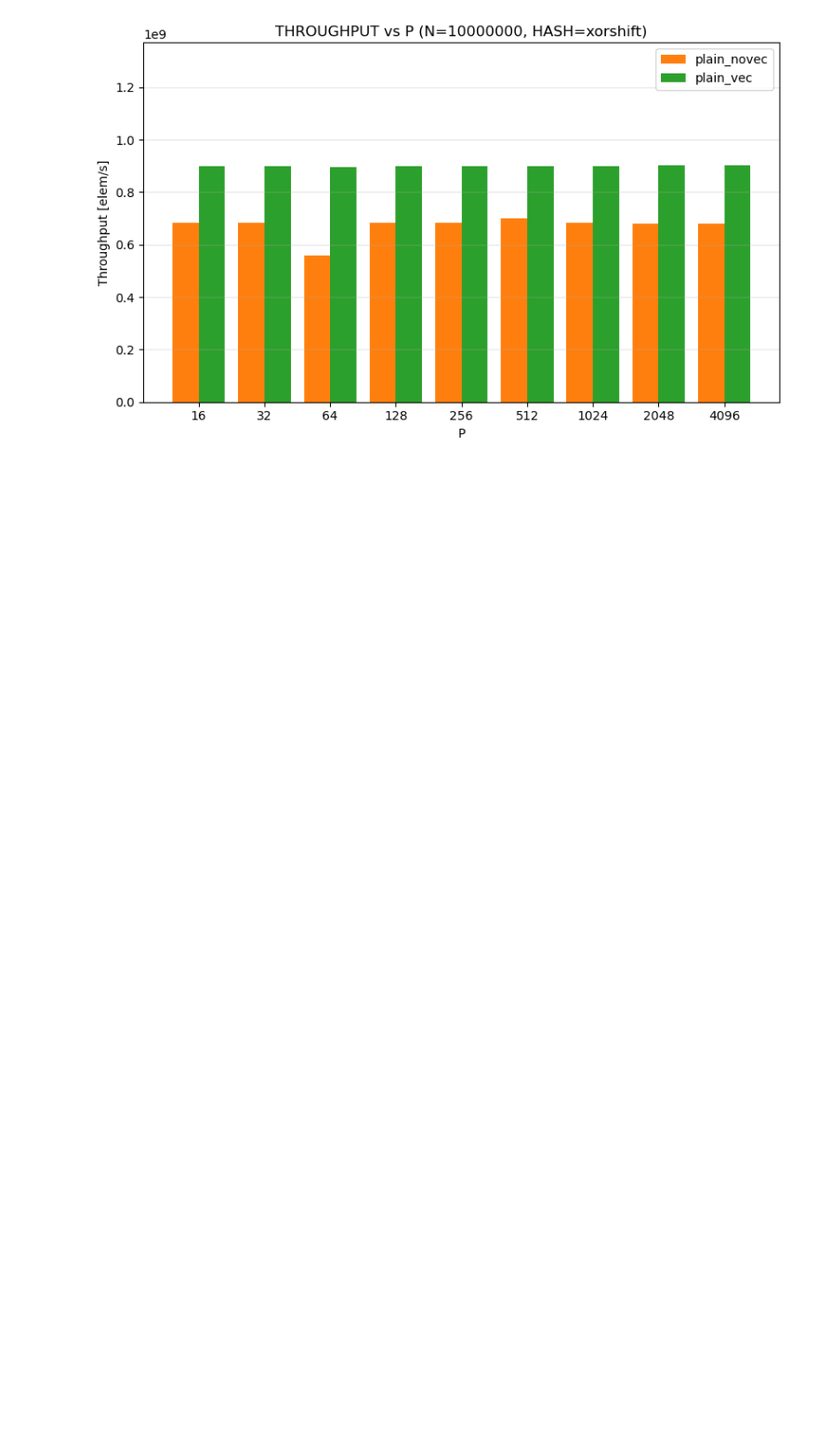
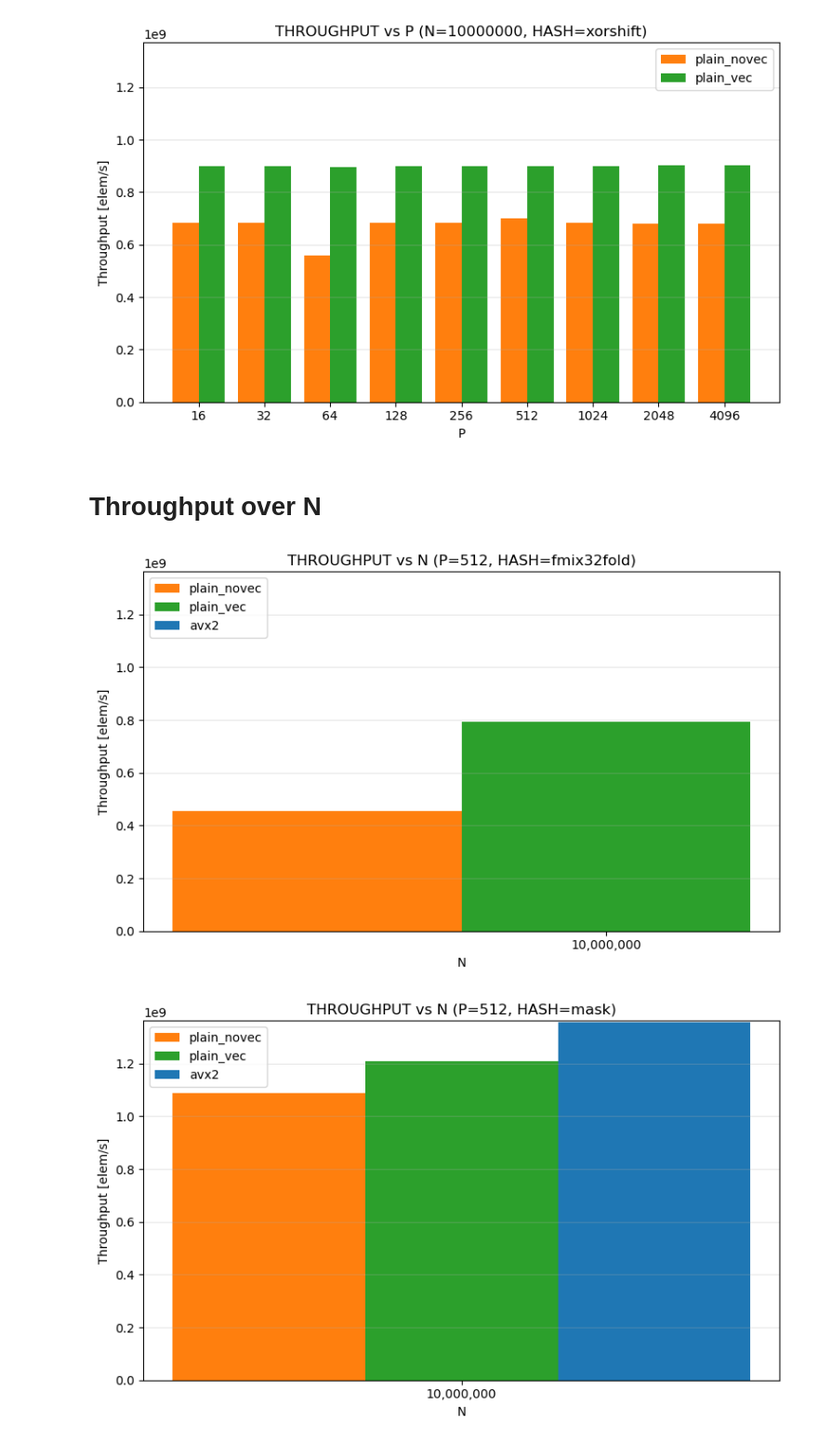
Before and after one commit to GianlucaPanzani/Optimization-of-Partitioned-Hash-Join-with-Duplicates, a Jupyter notebook: src/stable_statistics.ipynb, the cells around one changed output. Shown at 93% size. Drawn from its saved outputs; the diff is of its cells as text; code cells hidden in the pictures; blank space fills up the shorter version.

```diff
--- a/src/stable_statistics.ipynb
+++ b/src/stable_statistics.ipynb
@@ -306,3 +306,61 @@ for (fixed_N, fixed_HASH), subdf in df.groupby(["N", "HASH"]):
 [figure]
 [figure]
 [figure]
+# %% [markdown]
+# Throughput over N
+# %%
+mask_df = df[df["P"] == 512].copy()
+
+exec_order = ["plain_novec", "plain_vec", "avx2"]
+exec_types = [et for et in exec_order if et in mask_df["EXEC_TYPE"].dropna().unique()]
+
+throughput_by_cfg = (
+    mask_df.groupby(["P", "N", "EXEC_TYPE", "HASH"], as_index=False)
+    .agg(mean_throughput=("THROUGHPUT", "mean"))
+    .sort_values(["P", "N", "EXEC_TYPE", "HASH"])
+)
+
+global_mask_throughput_ymax = mask_df["THROUGHPUT"].max()
+
+for (fixed_P, fixed_HASH), subdf in throughput_by_cfg.groupby(["P", "HASH"], as_index=False):
+    plt.figure(figsize=(8, 5))
+
+    n_values = sorted(subdf["N"].unique())
+    x_positions = list(range(len(n_values)))
+
+    if not exec_types:
+        continue
+
+    bar_width = 0.8 / len(exec_types)
+
+    for idx, exec_type in enumerate(exec_types):
+        g = subdf[subdf["EXEC_TYPE"] == exec_type].sort_values("N")
+        values_by_n = g.set_index("N")["mean_throughput"].to_dict()
+        heights = [values_by_n.get(n, float("nan")) for n in n_values]
+        offsets = [
+            x + (idx - (len(exec_types) - 1) / 2) * bar_width
+            for x in x_positions
+        ]
+
+        plt.bar(
+            offsets,
+            heights,
+            width=bar_width,
+            color=exec_type_colors.get(exec_type, "tab:gray"),
+            label=exec_type,
+        )
+
+    if pd.notna(global_mask_throughput_ymax):
+        plt.ylim(0, global_mask_throughput_ymax)
+
+    plt.xticks(x_positions, [f"{int(n):,}" for n in n_values])
+    plt.xlabel("N")
+    plt.ylabel("Throughput [elem/s]")
+    plt.title(f"THROUGHPUT vs N (P={fixed_P}, HASH={fixed_HASH})")
+    plt.grid(axis="y", alpha=0.3)
+    plt.legend()
+    plt.tight_layout()
+    plt.show()
+# %% [output]
+[figure, added]
+[figure, added]
```
Also changed, not shown: parts of 1 cell of this notebook, 1 other file.
